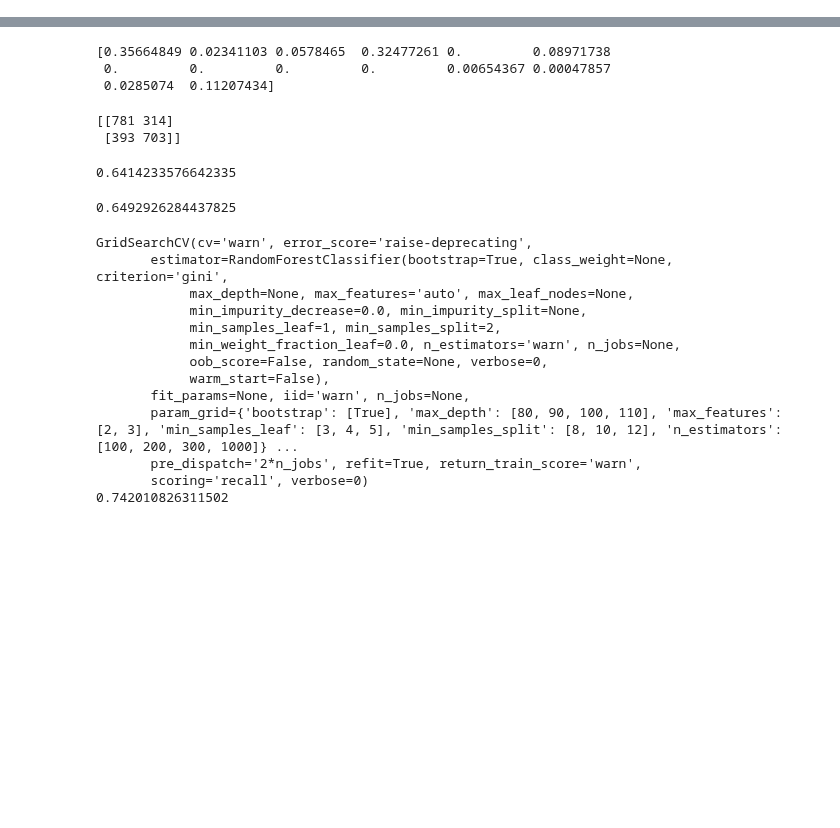
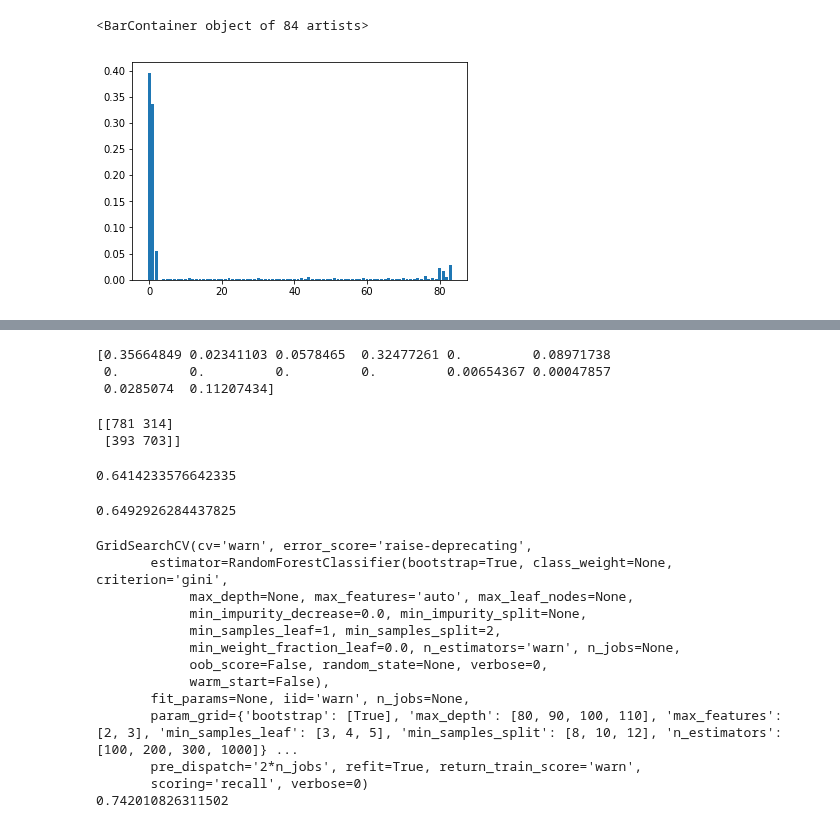
Before and after one commit to LawrenceGlenn/Exploration_of_Patent_Data, a Jupyter notebook: Untitled1.ipynb, the cells around one changed output, grey strips where cells are left out. Saved outputs shown, nothing was run; the diff lists cells and outputs as text; code cells hidden in the pictures; blank space fills up the shorter version.

```diff
--- a/Untitled1.ipynb
+++ b/Untitled1.ipynb
@@ -82,0 +94,6 @@ pat_modeler.grid.best_params_
+# %%
+fig,ax = plt.subplots()
+ax.bar(range(84),pat_modeler.grid.best_estimator_.feature_importances_.tolist())
+# %% [output]
+<BarContainer object of 84 artists>
+[figure, added]
```
Also changed, not shown: parts of 33 cells of this notebook, 21 other files.
